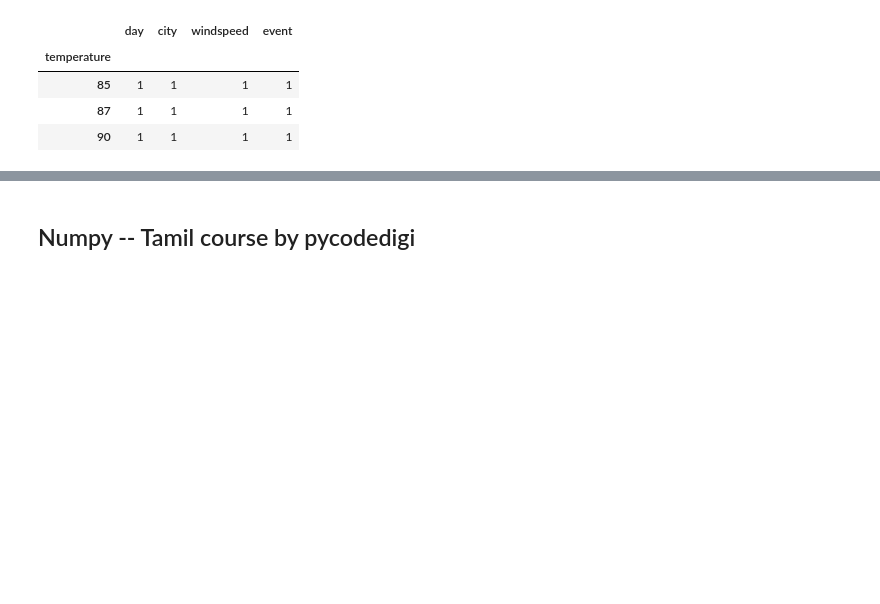
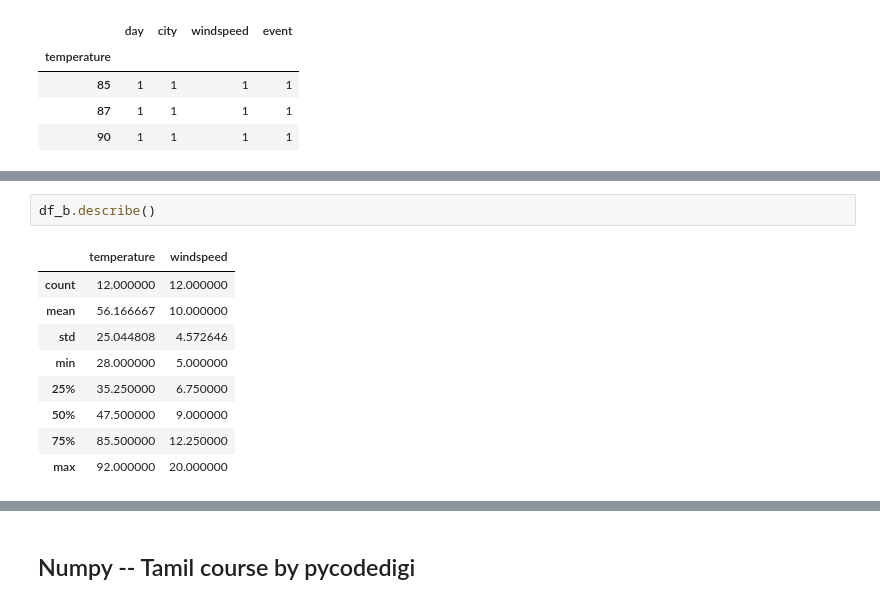
Before and after one commit to uba-sagan/Projects, a Jupyter notebook: Data_Analytics/Pandas.ipynb, the cells around one changed output, grey strips where cells are left out. Drawn from its saved outputs; the diff is of its cells as text; blank space fills up the shorter version.

```diff
--- a/Data_Analytics/Pandas.ipynb
+++ b/Data_Analytics/Pandas.ipynb
@@ -1186,0 +1210,12 @@ def days_seperation():
+# %%
+df_b.describe()
+# %% [output]
+|  | temperature | windspeed |
+| count | 12.000000 | 12.000000 |
+| mean | 56.166667 | 10.000000 |
+| std | 25.044808 | 4.572646 |
+| min | 28.000000 | 5.000000 |
+| 25% | 35.250000 | 6.750000 |
+| 50% | 47.500000 | 9.000000 |
+| 75% | 85.500000 | 12.250000 |
+| max | 92.000000 | 20.000000 |
```
Also changed, not shown: parts of 6 cells of this notebook.
